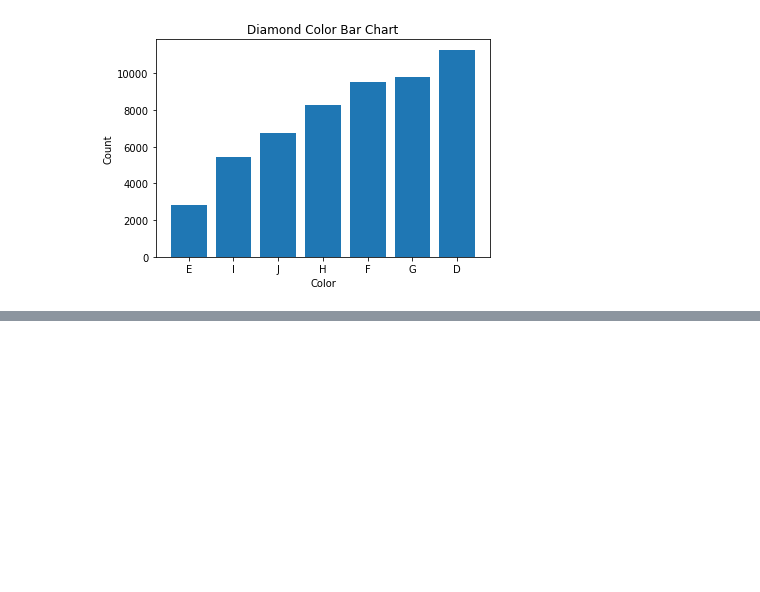
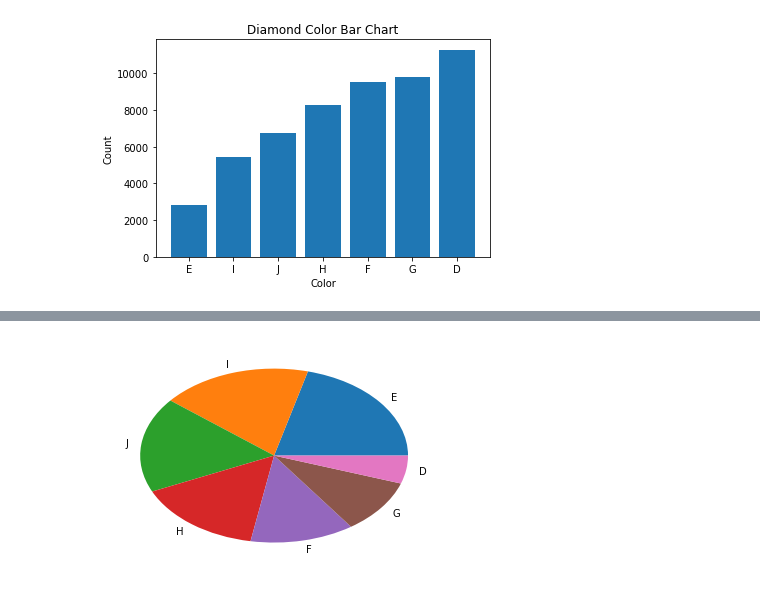
Before and after one commit to jmeguira/stats, a Jupyter notebook: stats_notebook.ipynb, the cells around one changed output, grey strips where cells are left out. Cells and saved outputs as stored; diff of their text form; code cells hidden in the pictures; blank space fills up the shorter version.

```diff
--- a/stats_notebook.ipynb
+++ b/stats_notebook.ipynb
@@ -288,0 +297,6 @@ plt.show()
+# %%
+plt.pie(diamonds['color'].value_counts(), labels = diamonds['color'].unique())
+
+plt.show()
+# %% [output]
+[figure, added]
```
Also changed, not shown: parts of 4 cells of this notebook.
